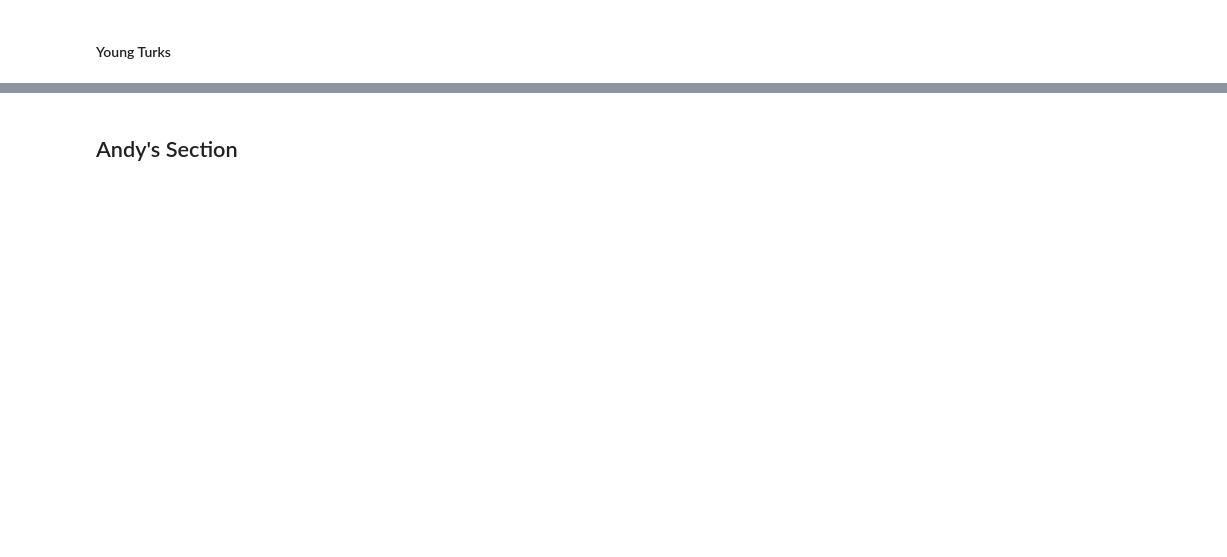
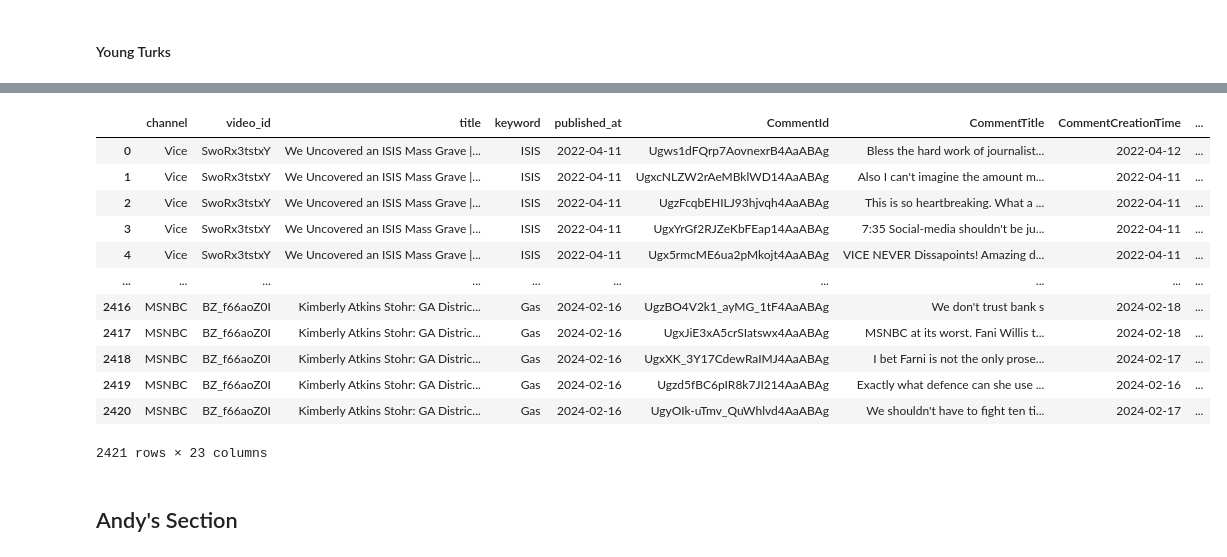
Before and after one commit to hlee107/EmoConsistency-PoliticalPolarization, a Jupyter notebook: ProjectPart1.ipynb, the cells around one changed output, grey strips where cells are left out. Cells and saved outputs as stored; diff of their text form; code cells hidden in the pictures; blank space fills up the shorter version.

```diff
--- a/ProjectPart1.ipynb
+++ b/ProjectPart1.ipynb
@@ -446,3 +581,55 @@ yturk_comments_df.to_csv("yturk_comments.csv", index=False)
+# %%
+def nrc_sen(text, cat):
+    sen = NRCLex(text)
+    if cat == 'pos':
+        return sen.affect_frequencies['positive']
+    else:
+        return sen.affect_frequencies['negative']
+# %%
+right_comment_df['PositiveScore'] = right_comment_df['CommentCleaned'].apply(lambda x: nrc_sen(x, 'pos'))
+right_comment_df['NegativeScore'] = right_comment_df['CommentCleaned'].apply(lambda x: nrc_sen(x, 'neg'))
+right_title_df['PositiveScore'] = right_title_df['TitleCleaned'].apply(lambda x: nrc_sen(x, 'pos'))
+right_title_df['NegativeScore'] = right_title_df['TitleCleaned'].apply(lambda x: nrc_sen(x, 'neg'))
+
+demo_df['PositiveScoreTitle'] = demo_df['TitleCleaned'].apply(lambda x: nrc_sen(x, 'pos'))
+demo_df['NegativeScoreTitle'] = demo_df['TitleCleaned'].apply(lambda x: nrc_sen(x, 'neg'))
+demo_df['PositiveScoreComment'] = demo_df['CommentCleaned'].apply(lambda x: nrc_sen(x, 'pos'))
+demo_df['NegativeScoreComment'] = demo_df['CommentCleaned'].apply(lambda x: nrc_sen(x, 'neg'))
+# %%
+def nrc_emo(text, ver):
+    emo = NRCLex(text).affect_frequencies
+    max_emo = max(emo, key=emo.get)
+    max_score = emo[max_emo]
+    if ver == 'score':
+        return max_score
+    else:
+        return max_emo
+# %%
+right_comment_df['Emotion'] = right_comment_df['CommentCleaned'].apply(lambda x: nrc_emo(x, 'emo'))
+right_comment_df['EmotionScore'] = right_comment_df['CommentCleaned'].apply(lambda x: nrc_emo(x, 'score'))
+right_title_df['Emotion'] = right_title_df['TitleCleaned'].apply(lambda x: nrc_emo(x, 'emo'))
+right_title_df['EmotionScore'] = right_title_df['TitleCleaned'].apply(lambda x: nrc_emo(x, 'score'))
+
+demo_df['EmotionTitle'] = demo_df['TitleCleaned'].apply(lambda x: nrc_emo(x, 'emo'))
+demo_df['EmotionScoreTitle'] = demo_df['TitleCleaned'].apply(lambda x: nrc_emo(x, 'score'))
+demo_df['EmotionComment'] = demo_df['CommentCleaned'].apply(lambda x: nrc_emo(x, 'emo'))
+demo_df['EmotionScoreComment'] = demo_df['CommentCleaned'].apply(lambda x: nrc_emo(x, 'score'))
+# %%
+demo_df
+# %% [output]
+|  | channel | video_id | title | keyword | published_at | CommentId | CommentTitle | CommentCreationTime | ... |
+| 0 | Vice | SwoRx3tstxY | We Uncovered an ISIS Mass Grave |... | ISIS | 2022-04-11 | Ugws1dFQrp7AovnexrB4AaABAg | Bless the hard work of journalist... | 2022-04-12 | ... |
+| 1 | Vice | SwoRx3tstxY | We Uncovered an ISIS Mass Grave |... | ISIS | 2022-04-11 | UgxcNLZW2rAeMBklWD14AaABAg | Also I can't imagine the amount m... | 2022-04-11 | ... |
+| 2 | Vice | SwoRx3tstxY | We Uncovered an ISIS Mass Grave |... | ISIS | 2022-04-11 | UgzFcqbEHILJ93hjvqh4AaABAg | This is so heartbreaking. What a ... | 2022-04-11 | ... |
+| 3 | Vice | SwoRx3tstxY | We Uncovered an ISIS Mass Grave |... | ISIS | 2022-04-11 | UgxYrGf2RJZeKbFEap14AaABAg | 7:35 Social-media shouldn't be ju... | 2022-04-11 | ... |
+| 4 | Vice | SwoRx3tstxY | We Uncovered an ISIS Mass Grave |... | ISIS | 2022-04-11 | Ugx5rmcME6ua2pMkojt4AaABAg | VICE NEVER Dissapoints! Amazing d... | 2022-04-11 | ... |
+| ... | ... | ... | ... | ... | ... | ... | ... | ... | ... |
+| 2416 | MSNBC | BZ_f66aoZ0I | Kimberly Atkins Stohr: GA Distric... | Gas | 2024-02-16 | UgzBO4V2k1_ayMG_1tF4AaABAg | We don't trust bank s | 2024-02-18 | ... |
+| 2417 | MSNBC | BZ_f66aoZ0I | Kimberly Atkins Stohr: GA Distric... | Gas | 2024-02-16 | UgxJiE3xA5crSIatswx4AaABAg | MSNBC at its worst. Fani Willis t... | 2024-02-18 | ... |
+| 2418 | MSNBC | BZ_f66aoZ0I | Kimberly Atkins Stohr: GA Distric... | Gas | 2024-02-16 | UgxXK_3Y17CdewRaIMJ4AaABAg | I bet Farni is not the only prose... | 2024-02-17 | ... |
+| 2419 | MSNBC | BZ_f66aoZ0I | Kimberly Atkins Stohr: GA Distric... | Gas | 2024-02-16 | Ugzd5fBC6pIR8k7JI214AaABAg | Exactly what defence can she use ... | 2024-02-16 | ... |
+| 2420 | MSNBC | BZ_f66aoZ0I | Kimberly Atkins Stohr: GA Distric... | Gas | 2024-02-16 | UgyOIk-uTmv_QuWhlvd4AaABAg | We shouldn't have to fight ten ti... | 2024-02-17 | ... |
+2421 rows × 23 columns
 # %% [markdown]
 ## Andy's Section
 # %%
```
Also changed, not shown: parts of 18 cells of this notebook.
